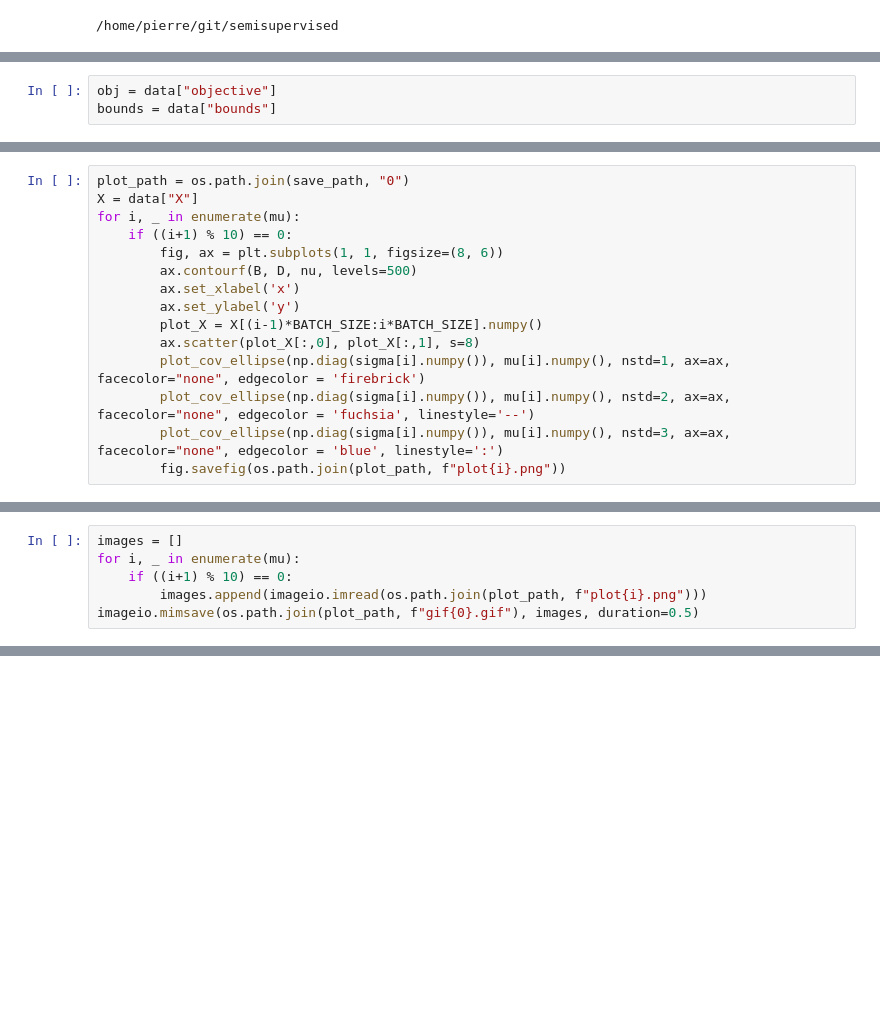
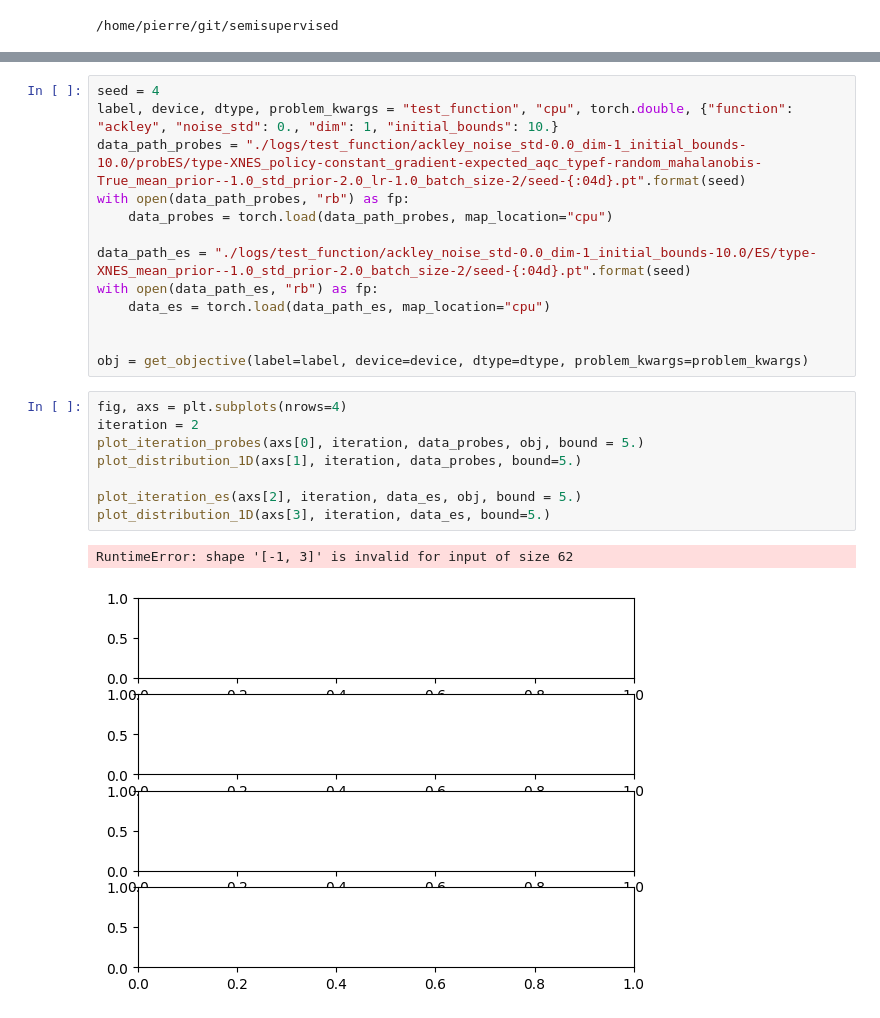
Before and after one commit to pierreosselin/ProbNES, a Jupyter notebook: notebook/illustration.ipynb, the cells around one changed output, grey strips where cells are left out. Cells and saved outputs as stored; diff of their text form; blank space fills up the shorter version.

```diff
--- a/notebook/illustration.ipynb
+++ b/notebook/illustration.ipynb
@@ -65,3 +4,0 @@ def plot_cov_ellipse(cov, pos, nstd=2, ax=None, **kwargs):
-# %%
-obj = data["objective"]
-bounds = data["bounds"]
@@ -116,15 +4,0 @@ plt.show()
-# %%
-plot_path = os.path.join(save_path, "0")
-X = data["X"]
-for i, _ in enumerate(mu):
-    if ((i+1) % 10) == 0:
-        fig, ax = plt.subplots(1, 1, figsize=(8, 6))
-        ax.contourf(B, D, nu, levels=500)
-        ax.set_xlabel('x')
-        ax.set_ylabel('y')
-        plot_X = X[(i-1)*BATCH_SIZE:i*BATCH_SIZE].numpy()
-        ax.scatter(plot_X[:,0], plot_X[:,1], s=8)
-        plot_cov_ellipse(np.diag(sigma[i].numpy()), mu[i].numpy(), nstd=1, ax=ax, facecolor="none", edgecolor = 'firebrick')
-        plot_cov_ellipse(np.diag(sigma[i].numpy()), mu[i].numpy(), nstd=2, ax=ax, facecolor="none", edgecolor = 'fuchsia', linestyle='--')
-        plot_cov_ellipse(np.diag(sigma[i].numpy()), mu[i].numpy(), nstd=3, ax=ax, facecolor="none", edgecolor = 'blue', linestyle=':')
-        fig.savefig(os.path.join(plot_path, f"plot{i}.png"))
@@ -142,6 +4,0 @@ for i, _ in enumerate(mu):
-# %%
-images = []
-for i, _ in enumerate(mu):
-    if ((i+1) % 10) == 0:
-        images.append(imageio.imread(os.path.join(plot_path, f"plot{i}.png")))
-imageio.mimsave(os.path.join(plot_path, f"gif{0}.gif"), images, duration=0.5)
@@ -179,0 +172,24 @@ torch.Size([505, 2])
+# %%
+seed = 4
+label, device, dtype, problem_kwargs = "test_function", "cpu", torch.double, {"function": "ackley", "noise_std": 0., "dim": 1, "initial_bounds": 10.}
+data_path_probes = "./logs/test_function/ackley_noise_std-0.0_dim-1_initial_bounds-10.0/probES/type-XNES_policy-constant_gradient-expected_aqc_typef-random_mahalanobis-True_mean_prior--1.0_std_prior-2.0_lr-1.0_batch_size-2/seed-{:04d}.pt".format(seed)
+with open(data_path_probes, "rb") as fp:
+    data_probes = torch.load(data_path_probes, map_location="cpu")
+
+data_path_es = "./logs/test_function/ackley_noise_std-0.0_dim-1_initial_bounds-10.0/ES/type-XNES_mean_prior--1.0_std_prior-2.0_batch_size-2/seed-{:04d}.pt".format(seed)
+with open(data_path_es, "rb") as fp:
+    data_es = torch.load(data_path_es, map_location="cpu")
+
+
+obj = get_objective(label=label, device=device, dtype=dtype, problem_kwargs=problem_kwargs)
+# %%
+fig, axs = plt.subplots(nrows=4)
+iteration = 2
+plot_iteration_probes(axs[0], iteration, data_probes, obj, bound = 5.)
+plot_distribution_1D(axs[1], iteration, data_probes, bound=5.)
+
+plot_iteration_es(axs[2], iteration, data_es, obj, bound = 5.)
+plot_distribution_1D(axs[3], iteration, data_es, bound=5.)
+# %% [output]
+RuntimeError: shape '[-1, 3]' is invalid for input of size 62
+[figure, added]
```
Also changed, not shown: parts of 24 cells of this notebook, 3 other files.
